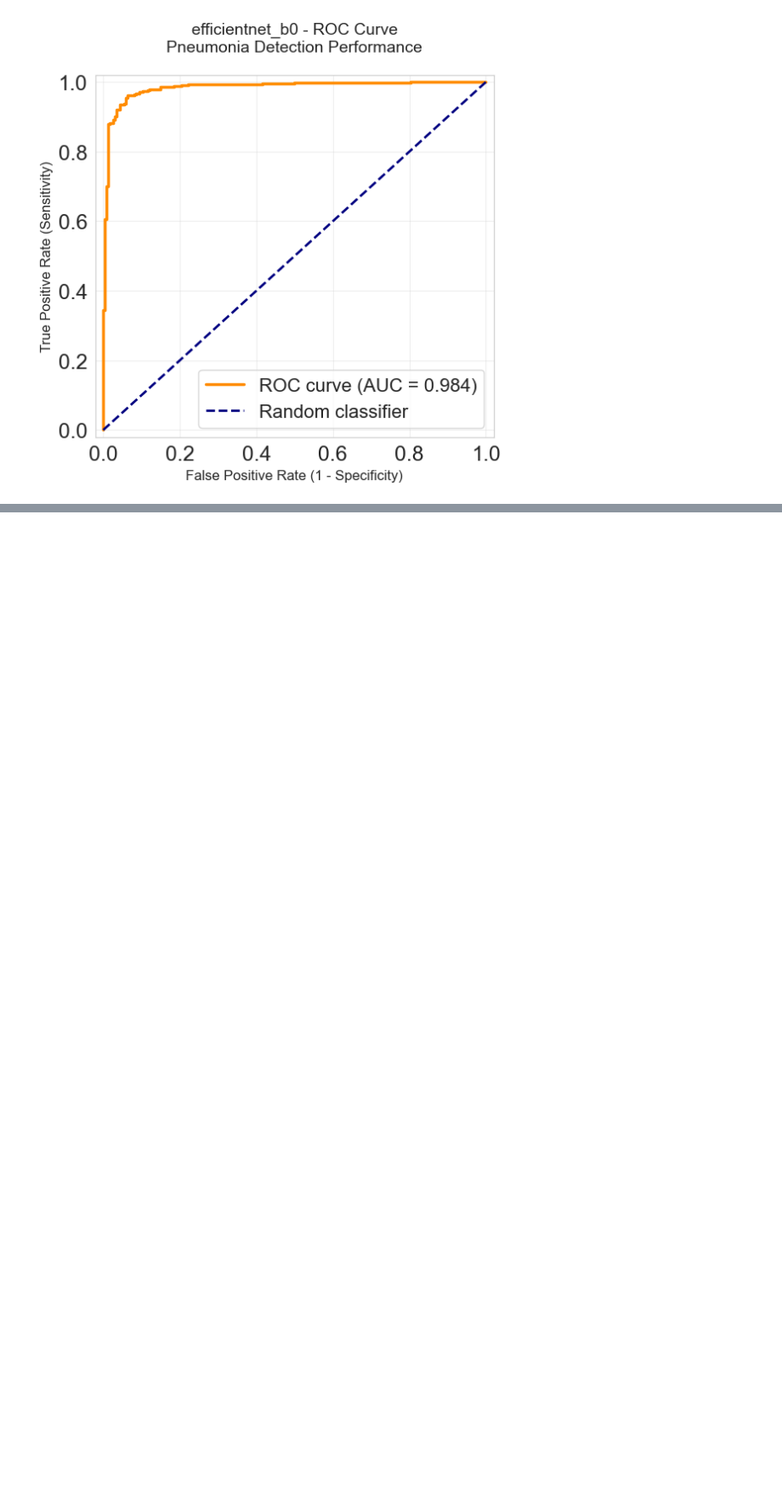
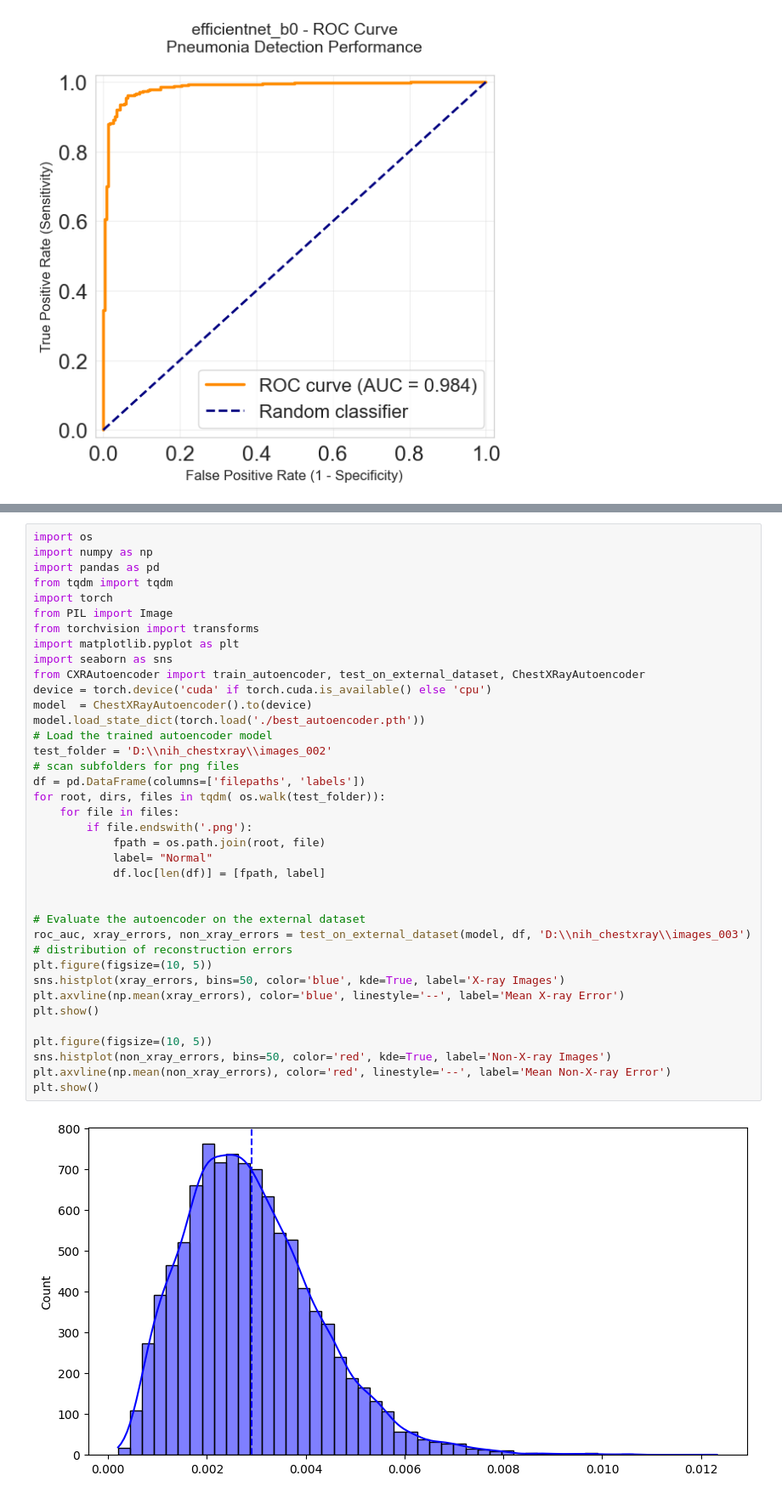
Before and after one commit to tcs211/pneumonia_web, a Jupyter notebook: train.ipynb, the cells around one changed output, grey strips where cells are left out. Shown at 85% size. Cells and saved outputs as stored; diff of their text form; blank space fills up the shorter version.

```diff
--- a/train.ipynb
+++ b/train.ipynb
@@ -636,0 +696,40 @@ Average non-X-ray reconstruction error: 0.0292
+# %%
+import os
+import numpy as np
+import pandas as pd
+from tqdm import tqdm
+import torch
+from PIL import Image
+from torchvision import transforms
+import matplotlib.pyplot as plt
+import seaborn as sns
+from CXRAutoencoder import train_autoencoder, test_on_external_dataset, ChestXRayAutoencoder
+device = torch.device('cuda' if torch.cuda.is_available() else 'cpu')
+model  = ChestXRayAutoencoder().to(device)
+model.load_state_dict(torch.load('./best_autoencoder.pth'))
+# Load the trained autoencoder model
+test_folder = 'D:\\nih_chestxray\\images_002'
+# scan subfolders for png files
+df = pd.DataFrame(columns=['filepaths', 'labels'])
+for root, dirs, files in tqdm( os.walk(test_folder)):
+    for file in files:
+        if file.endswith('.png'):
+            fpath = os.path.join(root, file)
+            label= "Normal"
+            df.loc[len(df)] = [fpath, label]
+
+
+# Evaluate the autoencoder on the external dataset
+roc_auc, xray_errors, non_xray_errors = test_on_external_dataset(model, df, 'D:\\nih_chestxray\\images_003')
+# distribution of reconstruction errors
+plt.figure(figsize=(10, 5))
+sns.histplot(xray_errors, bins=50, color='blue', kde=True, label='X-ray Images')
+plt.axvline(np.mean(xray_errors), color='blue', linestyle='--', label='Mean X-ray Error')
+plt.show()
+
+plt.figure(figsize=(10, 5))
+sns.histplot(non_xray_errors, bins=50, color='red', kde=True, label='Non-X-ray Images')
+plt.axvline(np.mean(non_xray_errors), color='red', linestyle='--', label='Mean Non-X-ray Error')
+plt.show()
+# %% [output]
+[figure, added]
```
Also changed, not shown: parts of 9 cells of this notebook, 8 other files.
